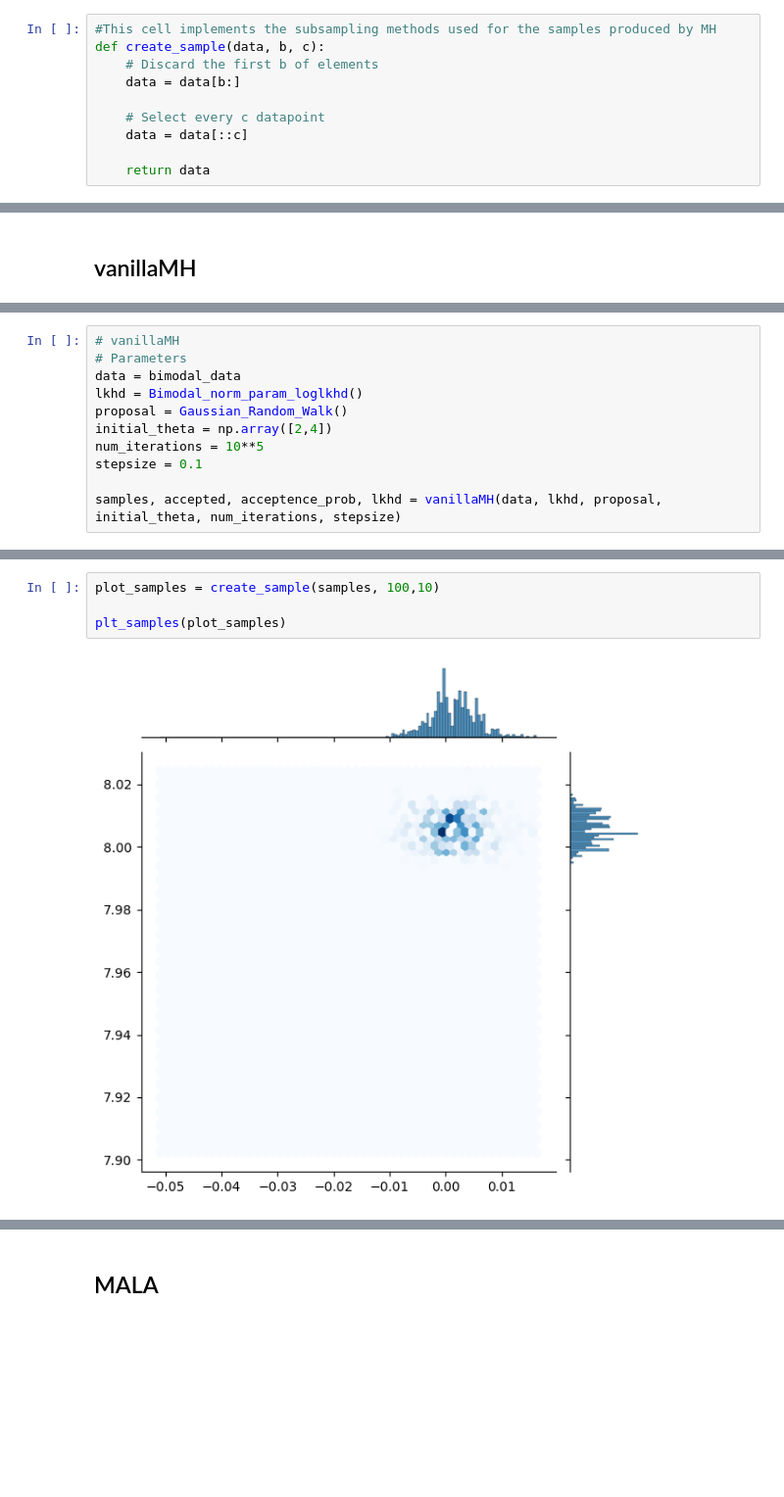
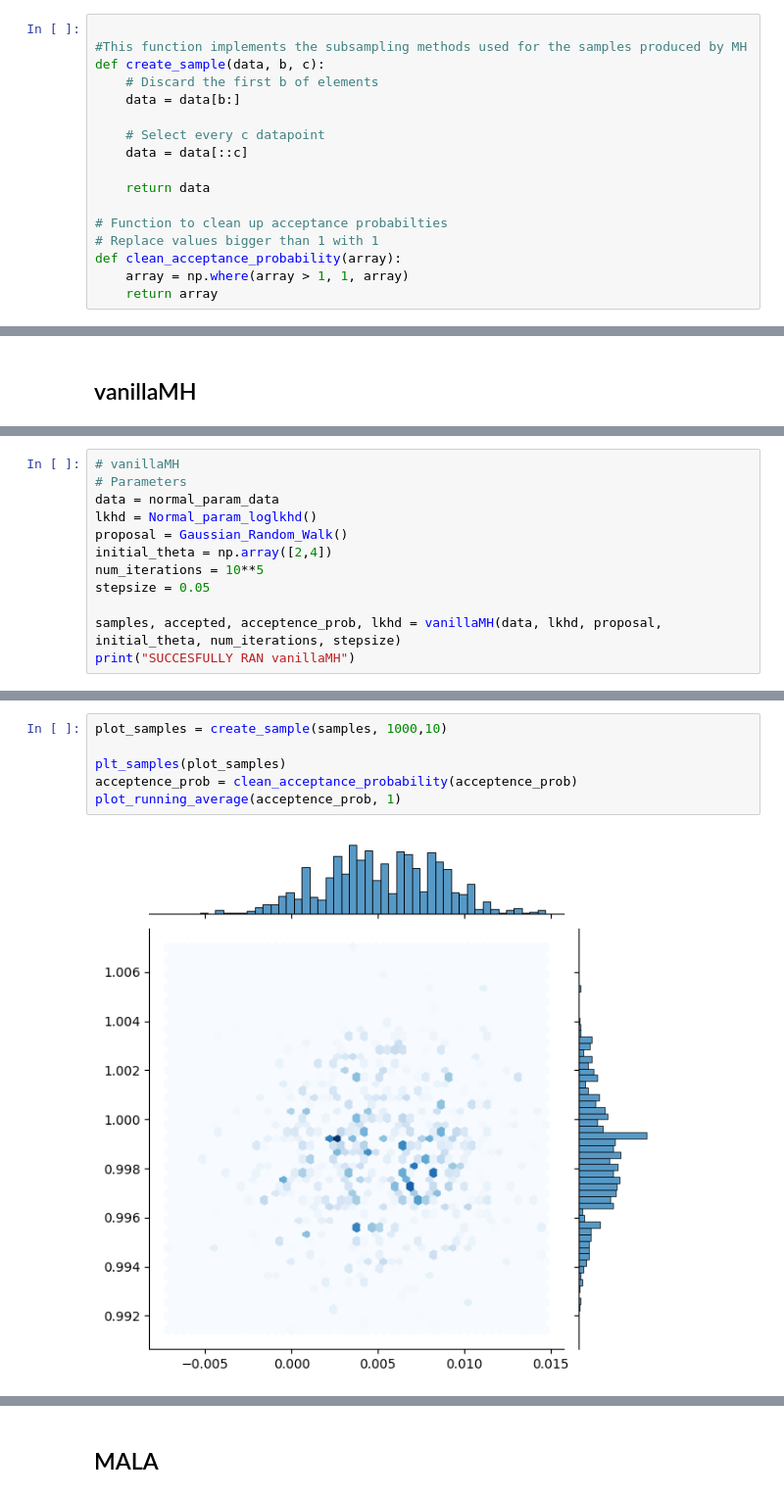
Before and after one commit to fnnrth/bt_MCMC_big_data, a Jupyter notebook: rundown_notebook.ipynb, the cells around one changed output, grey strips where cells are left out. Shown: that part at 98% size. Saved outputs shown, nothing was run; the diff lists cells and outputs as text; blank space fills up the shorter version.

```diff
--- a/rundown_notebook.ipynb
+++ b/rundown_notebook.ipynb
@@ -11,7 +12,8 @@ import time
 # %% [markdown]
 ## Useful functions
 # %%
-#This cell implements the subsampling methods used for the samples produced by MH
+
+#This function implements the subsampling methods used for the samples produced by MH
 def create_sample(data, b, c):
     # Discard the first b of elements
     data = data[b:]
@@ -20,6 +22,12 @@ def create_sample(data, b, c):
     data = data[::c]
 
     return data
+
+# Function to clean up acceptance probabilties
+# Replace values bigger than 1 with 1
+def clean_acceptance_probability(array):
+    array = np.where(array > 1, 1, array)
+    return array
 # %%
 import numpy as np
 #This cell implements all plotting functions
@@ -162,11 +177,12 @@ Real std:  0.9983292735417362
 # %%
 # vanillaMH
 # Parameters
-data = bimodal_data
-lkhd = Bimodal_norm_param_loglkhd()
+data = normal_param_data
+lkhd = Normal_param_loglkhd()
 proposal = Gaussian_Random_Walk()
 initial_theta = np.array([2,4])
 num_iterations = 10**5
-stepsize = 0.1
+stepsize = 0.05
 
 samples, accepted, acceptence_prob, lkhd = vanillaMH(data, lkhd, proposal, initial_theta, num_iterations, stepsize)
+print("SUCCESFULLY RAN vanillaMH")
@@ -173,6 +191,8 @@ samples, accepted, acceptence_prob, lkhd = vanillaMH(data, lkhd, proposal, initi
 # %%
-plot_samples = create_sample(samples, 100,10)
+plot_samples = create_sample(samples, 1000,10)
 
 plt_samples(plot_samples)
+acceptence_prob = clean_acceptance_probability(acceptence_prob)
+plot_running_average(acceptence_prob, 1)
 # %% [output]
-[figure, old version]
+[figure, new version]
```
Also changed, not shown: parts of 17 cells of this notebook.
